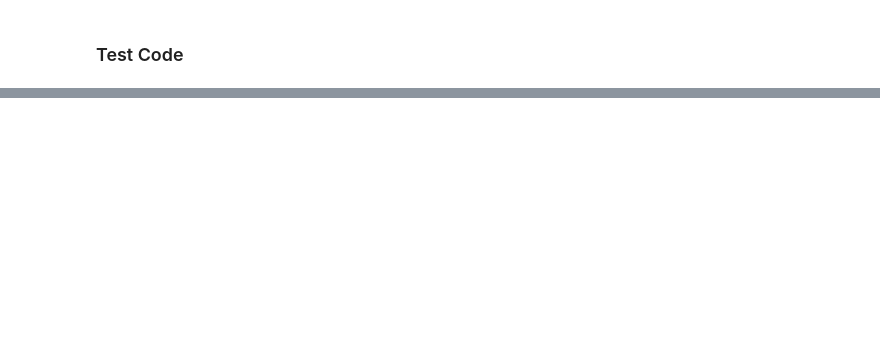
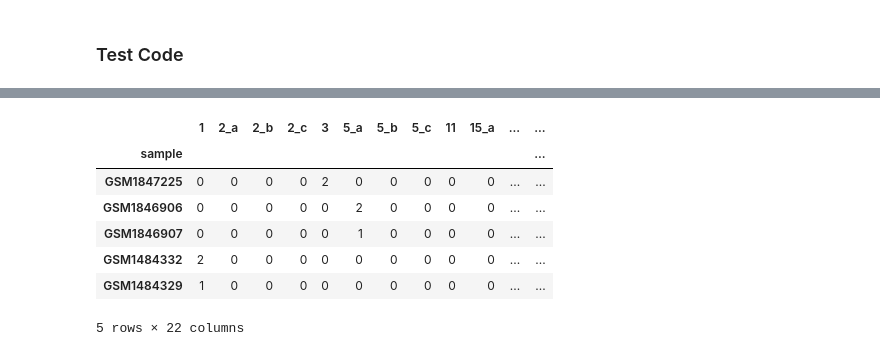
Before and after one commit to MaayanLab/human-melanoma-signature, a Jupyter notebook: pipeline/notebooks/Development.ipynb, the cells around one changed output, grey strips where cells are left out. Saved outputs shown, nothing was run; the diff lists cells and outputs as text; code cells hidden in the pictures; blank space fills up the shorter version.

Commit message:
fixed create signatures

```diff
--- a/pipeline/notebooks/Development.ipynb
+++ b/pipeline/notebooks/Development.ipynb
@@ -50,0 +90,12 @@ print (matches)
+# %%
+matches_df=pd.read_table('s2-signatures.dir/melanoma-idmatches.txt', index_col='sample')
+matches_df.head()
+# %% [output]
+|  | 1 | 2_a | 2_b | 2_c | 3 | 5_a | 5_b | 5_c | 11 | 15_a | ... | ... |
+| sample |  |  |  |  |  |  |  |  |  |  |  | ... |
+| GSM1847225 | 0 | 0 | 0 | 0 | 2 | 0 | 0 | 0 | 0 | 0 | ... | ... |
+| GSM1846906 | 0 | 0 | 0 | 0 | 0 | 2 | 0 | 0 | 0 | 0 | ... | ... |
+| GSM1846907 | 0 | 0 | 0 | 0 | 0 | 1 | 0 | 0 | 0 | 0 | ... | ... |
+| GSM1484332 | 2 | 0 | 0 | 0 | 0 | 0 | 0 | 0 | 0 | 0 | ... | ... |
+| GSM1484329 | 1 | 0 | 0 | 0 | 0 | 0 | 0 | 0 | 0 | 0 | ... | ... |
+5 rows × 22 columns
```
Also changed, not shown: parts of 11 cells of this notebook, 3 other files.
